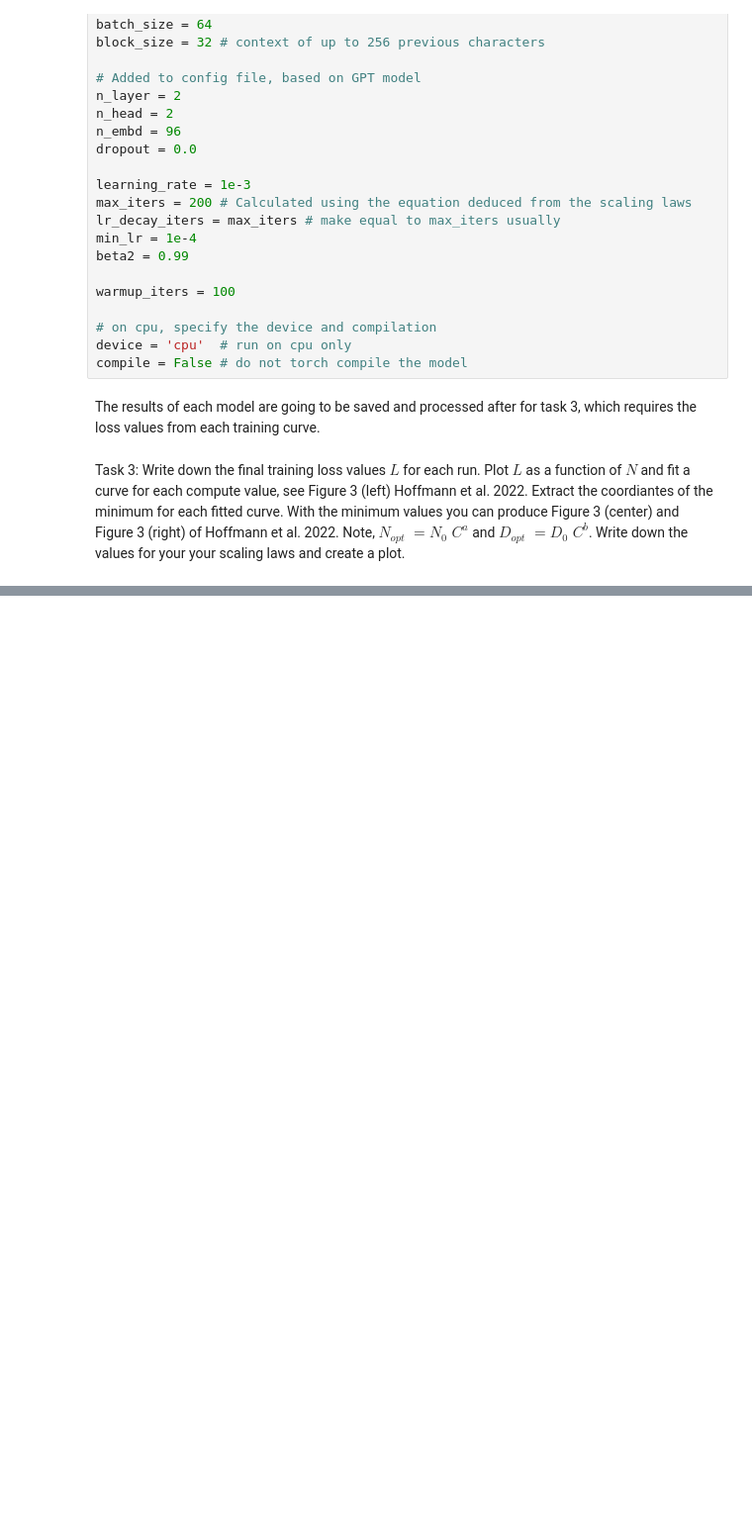
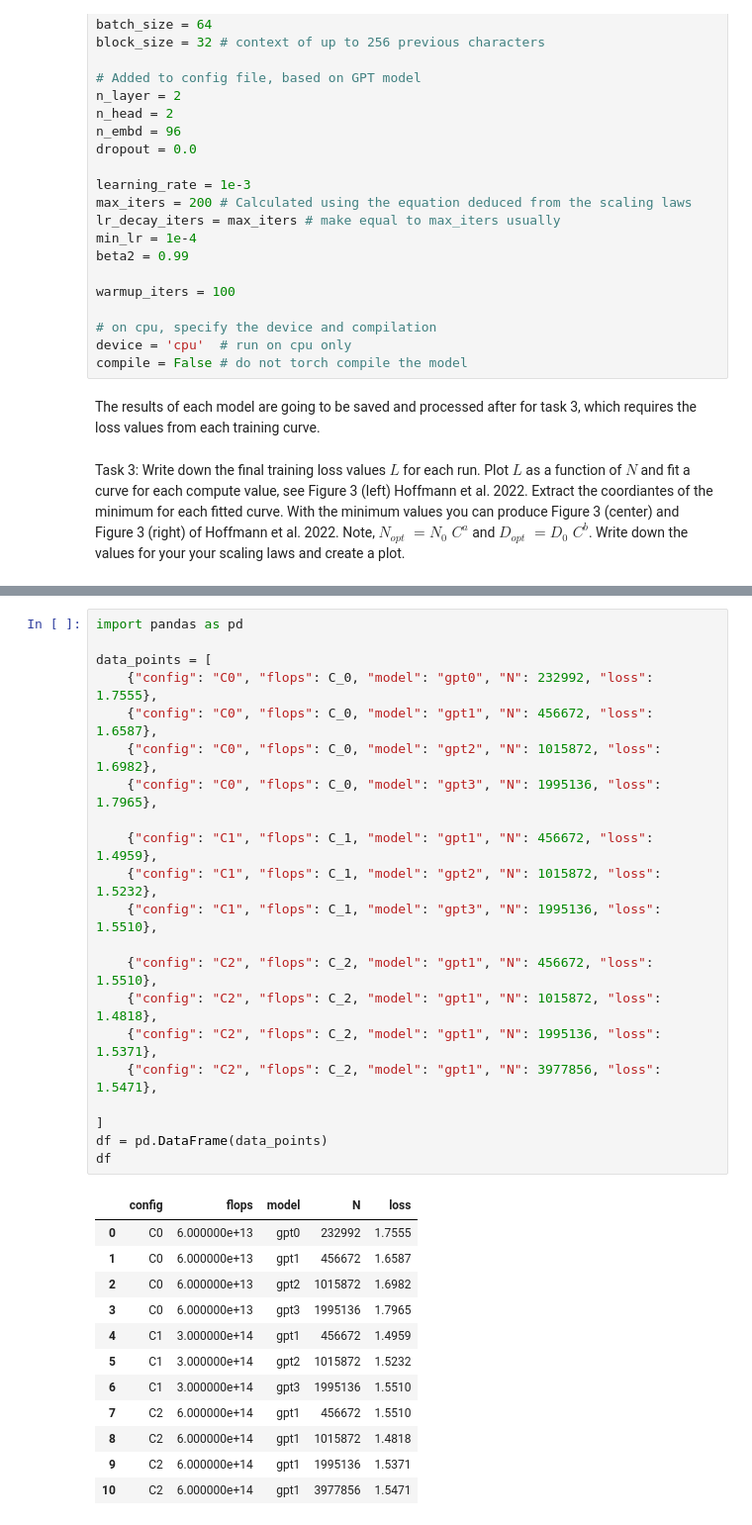
Before and after one commit to ianmm2d/nanoGPT-foundation-models, a Jupyter notebook: scaling_laws.ipynb, the cells around one changed output, grey strips where cells are left out. Shown: that part at 99% size. Saved outputs shown, nothing was run; the diff lists cells and outputs as text; blank space fills up the shorter version.

```diff
--- a/scaling_laws.ipynb
+++ b/scaling_laws.ipynb
@@ -593,0 +604,34 @@ gpt3 - c1: loss =
+# %%
+import pandas as pd
+
+data_points = [
+    {"config": "C0", "flops": C_0, "model": "gpt0", "N": 232992, "loss": 1.7555},
+    {"config": "C0", "flops": C_0, "model": "gpt1", "N": 456672, "loss": 1.6587},
+    {"config": "C0", "flops": C_0, "model": "gpt2", "N": 1015872, "loss": 1.6982},
+    {"config": "C0", "flops": C_0, "model": "gpt3", "N": 1995136, "loss": 1.7965},
+
+    {"config": "C1", "flops": C_1, "model": "gpt1", "N": 456672, "loss": 1.4959},
+    {"config": "C1", "flops": C_1, "model": "gpt2", "N": 1015872, "loss": 1.5232},
+    {"config": "C1", "flops": C_1, "model": "gpt3", "N": 1995136, "loss": 1.5510},
+
+    {"config": "C2", "flops": C_2, "model": "gpt1", "N": 456672, "loss": 1.5510},
+    {"config": "C2", "flops": C_2, "model": "gpt1", "N": 1015872, "loss": 1.4818},
+    {"config": "C2", "flops": C_2, "model": "gpt1", "N": 1995136, "loss": 1.5371},
+    {"config": "C2", "flops": C_2, "model": "gpt1", "N": 3977856, "loss": 1.5471},
+
+]
+df = pd.DataFrame(data_points)
+df
+# %% [output]
+|  | config | flops | model | N | loss |
+| 0 | C0 | 6.000000e+13 | gpt0 | 232992 | 1.7555 |
+| 1 | C0 | 6.000000e+13 | gpt1 | 456672 | 1.6587 |
+| 2 | C0 | 6.000000e+13 | gpt2 | 1015872 | 1.6982 |
+| 3 | C0 | 6.000000e+13 | gpt3 | 1995136 | 1.7965 |
+| 4 | C1 | 3.000000e+14 | gpt1 | 456672 | 1.4959 |
+| 5 | C1 | 3.000000e+14 | gpt2 | 1015872 | 1.5232 |
+| 6 | C1 | 3.000000e+14 | gpt3 | 1995136 | 1.5510 |
+| 7 | C2 | 6.000000e+14 | gpt1 | 456672 | 1.5510 |
+| 8 | C2 | 6.000000e+14 | gpt1 | 1015872 | 1.4818 |
+| 9 | C2 | 6.000000e+14 | gpt1 | 1995136 | 1.5371 |
+| 10 | C2 | 6.000000e+14 | gpt1 | 3977856 | 1.5471 |
```
Also changed, not shown: parts of 6 cells of this notebook, 1 other file.
